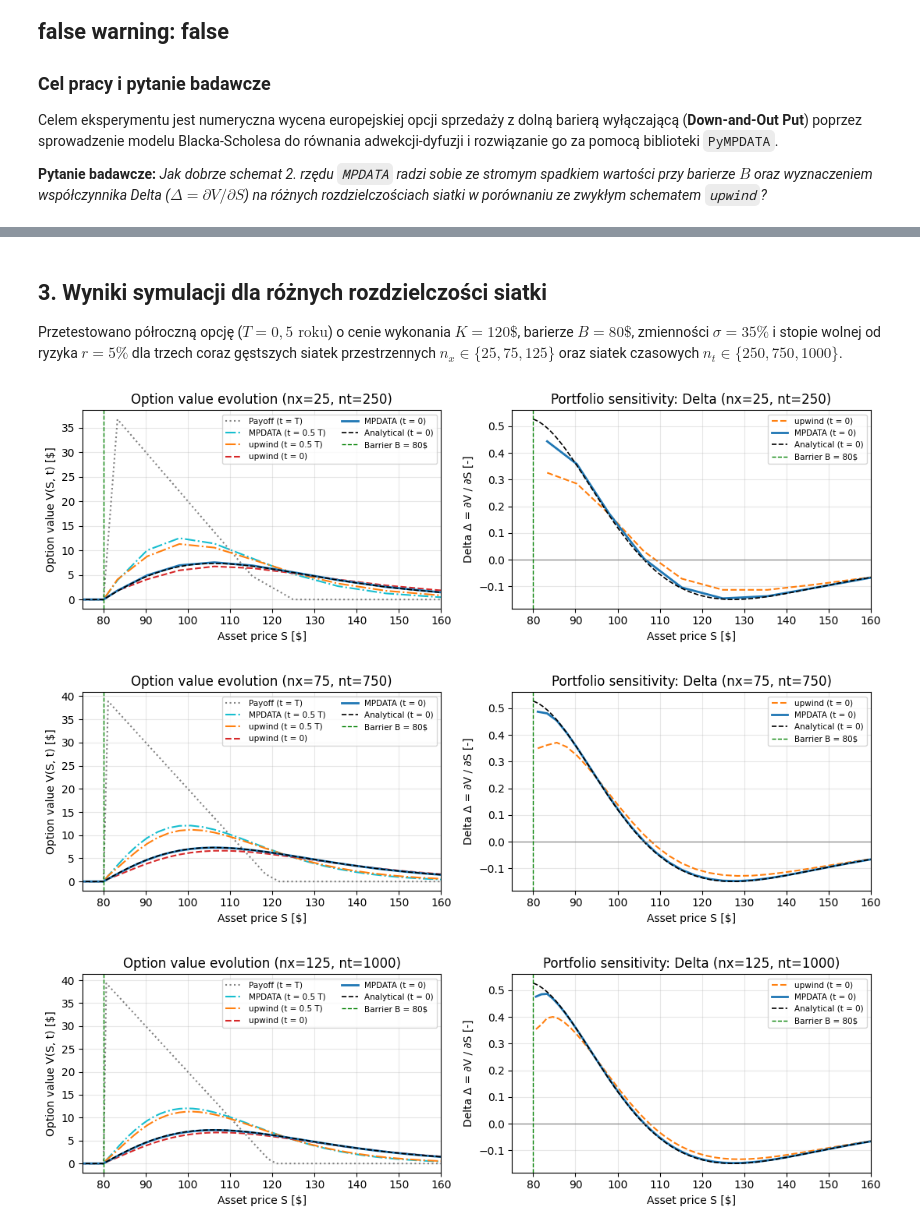
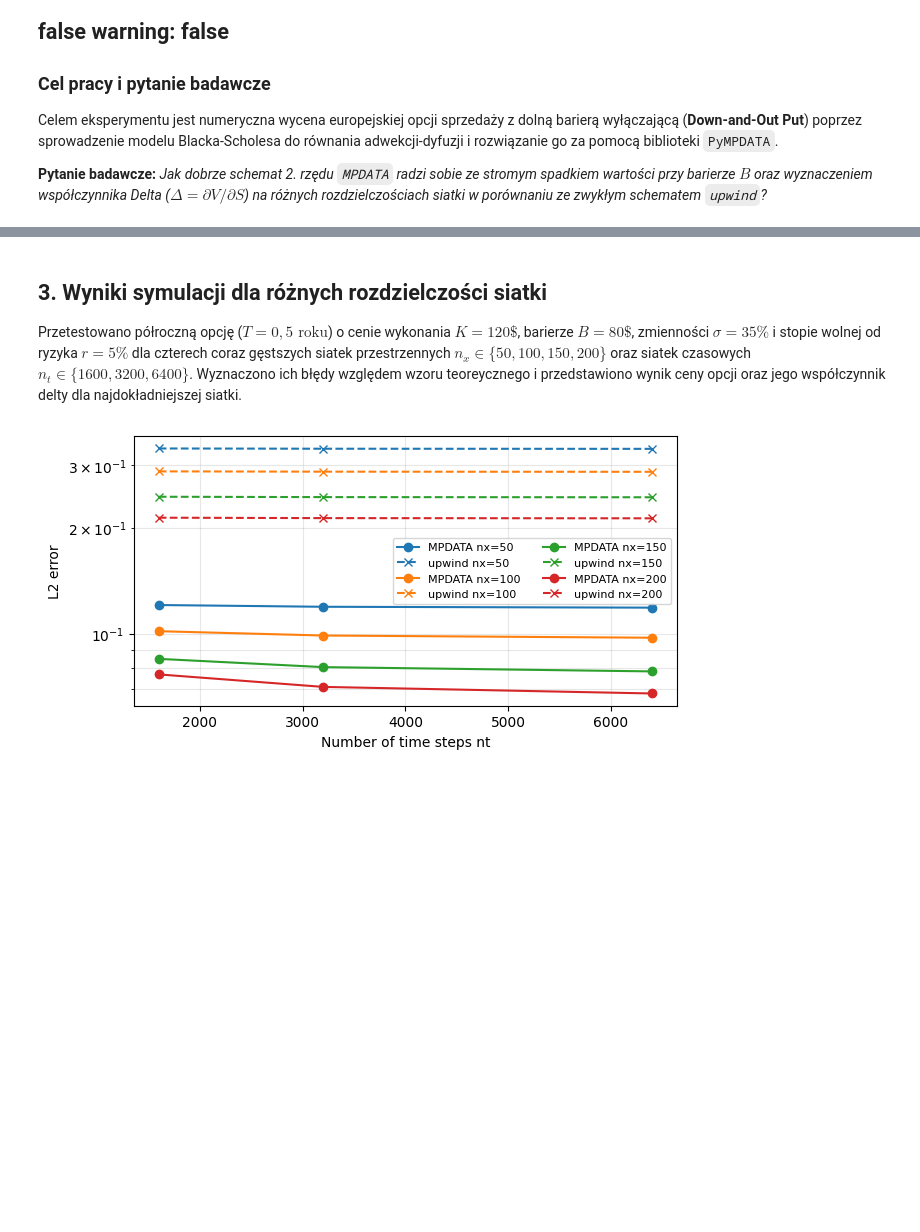
Before and after one commit to Czokotupka96/Down-and-out-option-pricing, a Jupyter notebook: Down_and_out_option.ipynb, the cells around one changed output, grey strips where cells are left out. Cells and saved outputs as stored; diff of their text form; code cells hidden in the pictures; blank space fills up the shorter version.

```diff
--- a/Down_and_out_option.ipynb
+++ b/Down_and_out_option.ipynb
@@ -38,7 +38,7 @@ Jako punkt odniesienia wykorzystano ścisły [wzór analityczny](https://people.
 # %%
 class DownAndOutPutIntegrator:
     def __init__(self, *, strike_price, barrier_price, volatility, risk_free_interest_rate, nx, options=None):
-        options = options or Options(nonoscillatory=True, infinite_gauge=True, non_zero_mu_coeff=True)
+        options = options or Options(nonoscillatory=True, infinite_gauge=False, non_zero_mu_coeff=True)
 
         assert options.non_zero_mu_coeff, "non_zero_mu_coeff must be True"
         assert strike_price > 0
@@ -72,6 +72,8 @@ class DownAndOutPutIntegrator:
         )
 
     def __call__(self, *, nt, T, outfreq):
+        assert nt % outfreq == 0, "nt must be divisible by outfreq"
+
         dt = T / nt
         c_adv = (0.5 * self.sigma**2 - self.r) * dt / self.dx
         mu = 0.5 * self.sigma**2 * dt / (self.dx**2)
@@ -151,49 +153,71 @@ def plot_results(integ_MPDATA, output_MPDATA, output_upwind, S_fine, analytical_
     ax_delta.legend(fontsize=7.5)
     pyplot.tight_layout()
     pyplot.show()
+# %%
+def run_scenario(*, integ_MPDATA, integ_upwind, nt, T, outfreq, analytical_price):
+
+    output_MPDATA = integ_MPDATA(nt=nt, T=T, outfreq=outfreq)
+    output_upwind = integ_upwind(nt=nt, T=T, outfreq=outfreq)
+
+    assert np.all(output_MPDATA[-1] >= 0.0), "Price of asset cannot be negative"
+    assert np.all(output_upwind[-1] >= 0.0), "Price of asset cannot be negative"
+
+    exact = np.interp(integ_MPDATA.S, S_fine, analytical_price, right=0.0)
+    error_mpdata = (np.sqrt(np.mean((output_MPDATA[-1] - exact)**2)))
+    error_upwind = (np.sqrt(np.mean((output_upwind[-1] - exact)**2)))
+
+    return output_MPDATA, output_upwind, error_mpdata, error_upwind
 # %% [markdown]
 ## 3. Wyniki symulacji dla różnych rozdzielczości siatki
 
-Przetestowano półroczną opcję ($T = 0{,}5\text{ roku}$) o cenie wykonania $K = 120\$$, barierze $B = 80\$$, zmienności $\sigma = 35\%$ i stopie wolnej od ryzyka $r = 5\%$ dla trzech coraz gęstszych siatek przestrzennych $n_x \in \{25, 75, 125\}$ oraz siatek czasowych $n_t \in \{250, 750, 1000\}$.
+Przetestowano półroczną opcję ($T = 0{,}5\text{ roku}$) o cenie wykonania $K = 120\$$, barierze $B = 80\$$, zmienności $\sigma = 35\%$ i stopie wolnej od ryzyka $r = 5\%$ dla czterech coraz gęstszych siatek przestrzennych $n_x \in \{50, 100, 150, 200\}$ oraz siatek czasowych $n_t \in \{1600, 3200, 6400\}$. Wyznaczono ich błędy względem wzoru teoreycznego i przedstawiono wynik ceny opcji oraz jego współczynnik delty dla najdokładniejszej siatki.
 # %%
 strike_price = 120
 barrier_price = 80
 volatility = 0.35
 risk_free_interest_rate = 0.05
 T = 0.5
-nx = [25, 75, 125]
-nt = [250, 750, 1000]
-outfreq = [25, 75, 10]
+nx = [50, 100, 150, 200]
+nt = [1600, 3200, 6400]
 
 S_fine = np.linspace(barrier_price, 200.0, 1000)
 analytical_price = AnalyticalDownAndOutPutSolver(S_fine, strike_price, barrier_price, T, risk_free_interest_rate, volatility)
 analytical_delta = np.gradient(analytical_price, S_fine)
 
-errors_mpdata = []
-errors_upwind = []
+errors_mpdata = np.empty((len(nx), len(nt)))
+errors_upwind = np.empty((len(nx), len(nt)))
 
-for i in range(3):
+for i, nx_i in enumerate(nx):
     integ_MPDATA = DownAndOutPutIntegrator(
         strike_price=strike_price, barrier_price=barrier_price,
         volatility=volatility, risk_free_interest_rate=risk_free_interest_rate,
-        nx=nx[i]
+        nx=nx_i
     )
     integ_upwind = DownAndOutPutIntegrator(
         strike_price=strike_price, barrier_price=barrier_price,
         volatility=volatility, risk_free_interest_rate=risk_free_interest_rate,
-        nx=nx[i],
-        options=Options(n_iters=1, non_zero_mu_coeff=True)
+        nx=nx_i, options=Options(n_iters=1, non_zero_mu_coeff=True)
     )
+    for j, nt_i in enumerate(nt):
+        _, _, errors_mpdata[i, j], errors_upwind[i, j] = run_scenario(
+            integ_MPDATA=integ_MPDATA, integ_upwind=integ_upwind,
+            nt=nt_i, T=T, outfreq=nt_i, analytical_price=analytical_price
+        )
 
-    output_MPDATA = integ_MPDATA(nt=nt[i], T=T, outfreq=outfreq[i])
-    output_upwind = integ_upwind(nt=nt[i], T=T, outfreq=outfreq[i])
+assert np.all(errors_mpdata < errors_upwind), "MPDATA should beat upwind on all grids"
+assert errors_mpdata[-1, -1] < 0.1, f"Finest grid error too large: {errors_mpdata[-1, -1]:.4f}"
+assert np.all(np.diff(errors_mpdata, axis=0) < 0), "Error must strictly decrease with finer nx"
+assert np.all(np.diff(errors_mpdata, axis=1) < 0), "Error must strictly decrease with finer nt"
 
-    exact = np.interp(integ_MPDATA.S, S_fine, analytical_price, right=0.0)
-    errors_mpdata.append(np.sqrt(np.mean((output_MPDATA[-1] - exact)**2)))
-    errors_upwind.append(np.sqrt(np.mean((output_upwind[-1] - exact)**2)))
-
-    plot_results(integ_MPDATA, output_MPDATA, output_upwind, S_fine, analytical_price, analytical_delta, nx[i], nt[i])
+fig, ax = pyplot.subplots(figsize=(7, 3.5))
+for i, nx_val in enumerate(nx):
+    ax.plot(nt, errors_mpdata[i], f'C{i}o-', label=f'MPDATA nx={nx_val}')
+    ax.plot(nt, errors_upwind[i], f'C{i}x--', label=f'upwind nx={nx_val}')
+ax.set_yscale('log')
+ax.set_xlabel('Number of time steps nt')
+ax.set_ylabel('L2 error')
+ax.grid(True, which='both', alpha=0.3)
+ax.legend(ncol=2, fontsize=8)
+pyplot.show()
 # %% [output]
-[figure, old version]
+[figure, new version]
-[figure, removed]
-[figure, removed]
```
Also changed, not shown: parts of 8 cells of this notebook.
